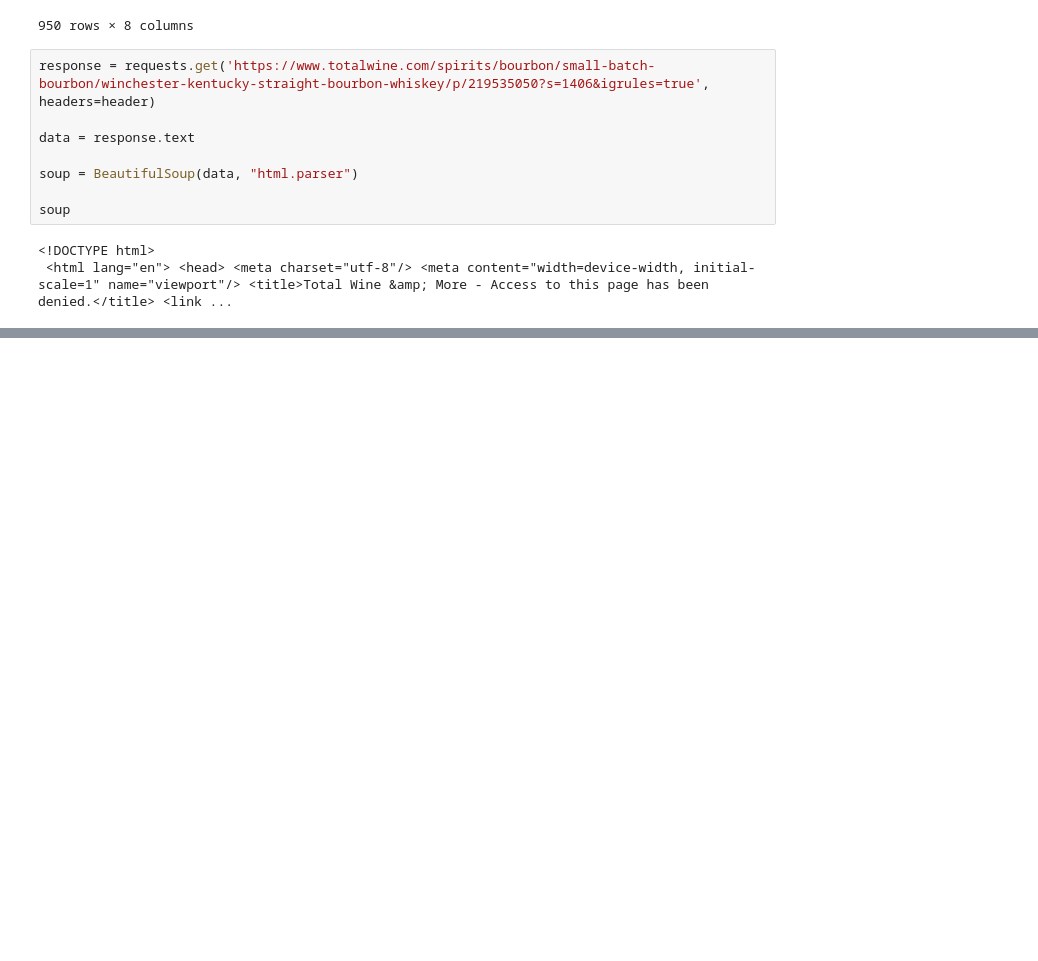
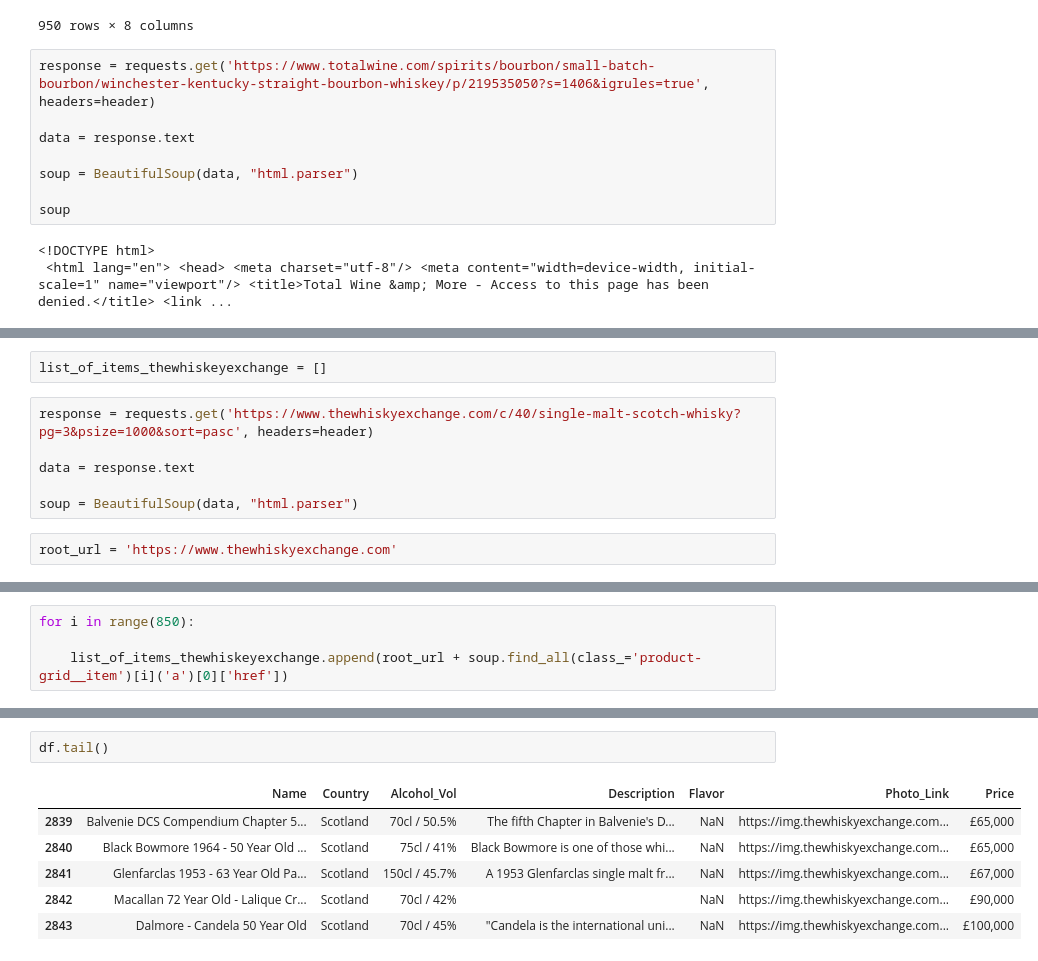
Before and after one commit to luongtruong77/nlp-drinks-cocktails-recommender, a Jupyter notebook: notebooks/data-scraper.ipynb, the cells around one changed output, grey strips where cells are left out. Saved outputs shown, nothing was run; the diff lists cells and outputs as text; blank space fills up the shorter version.

```diff
--- a/notebooks/data-scraper.ipynb
+++ b/notebooks/data-scraper.ipynb
@@ -1403,0 +1439,10 @@ soup
+# %%
+list_of_items_thewhiskeyexchange = []
+# %%
+response = requests.get('https://www.thewhiskyexchange.com/c/40/single-malt-scotch-whisky?pg=3&psize=1000&sort=pasc', headers=header)
+
+data = response.text
+
+soup = BeautifulSoup(data, "html.parser")
+# %%
+root_url = 'https://www.thewhiskyexchange.com'
@@ -1403,0 +1457,4 @@ soup
+# %%
+for i in range(850):
+
+    list_of_items_thewhiskeyexchange.append(root_url + soup.find_all(class_='product-grid__item')[i]('a')[0]['href'])
@@ -1403,0 +1540,9 @@ soup
+# %%
+df.tail()
+# %% [output]
+|  | Name | Country | Alcohol_Vol | Description | Flavor | Photo_Link | Price |
+| 2839 | Balvenie DCS Compendium Chapter 5... | Scotland | 70cl / 50.5% | The fifth Chapter in Balvenie's D... | NaN | https://img.thewhiskyexchange.com... | £65,000 |
+| 2840 | Black Bowmore 1964 - 50 Year Old ... | Scotland | 75cl / 41% | Black Bowmore is one of those whi... | NaN | https://img.thewhiskyexchange.com... | £65,000 |
+| 2841 | Glenfarclas 1953 - 63 Year Old Pa... | Scotland | 150cl / 45.7% | A 1953 Glenfarclas single malt fr... | NaN | https://img.thewhiskyexchange.com... | £67,000 |
+| 2842 | Macallan 72 Year Old - Lalique Cr... | Scotland | 70cl / 42% |  | NaN | https://img.thewhiskyexchange.com... | £90,000 |
+| 2843 | Dalmore - Candela 50 Year Old | Scotland | 70cl / 45% | "Candela is the international uni... | NaN | https://img.thewhiskyexchange.com... | £100,000 |
```
Also changed, not shown: parts of 17 cells of this notebook, 5 other files.
